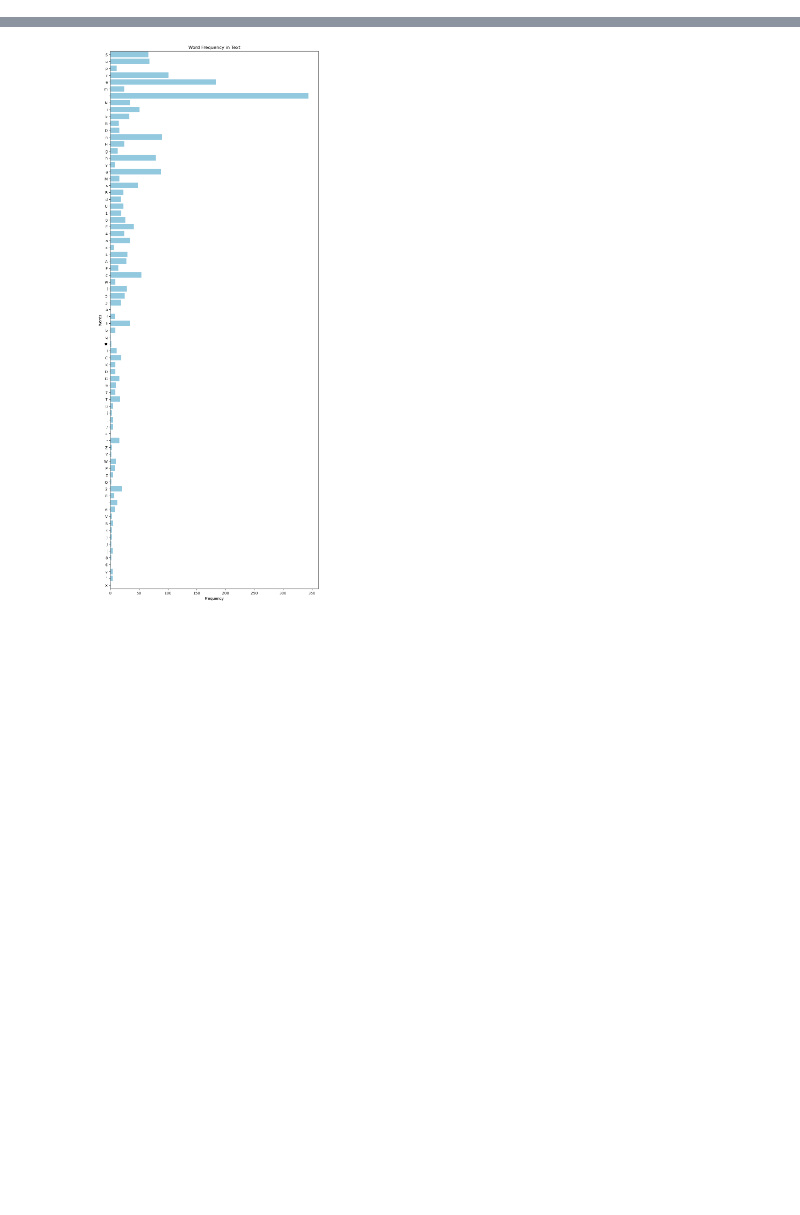
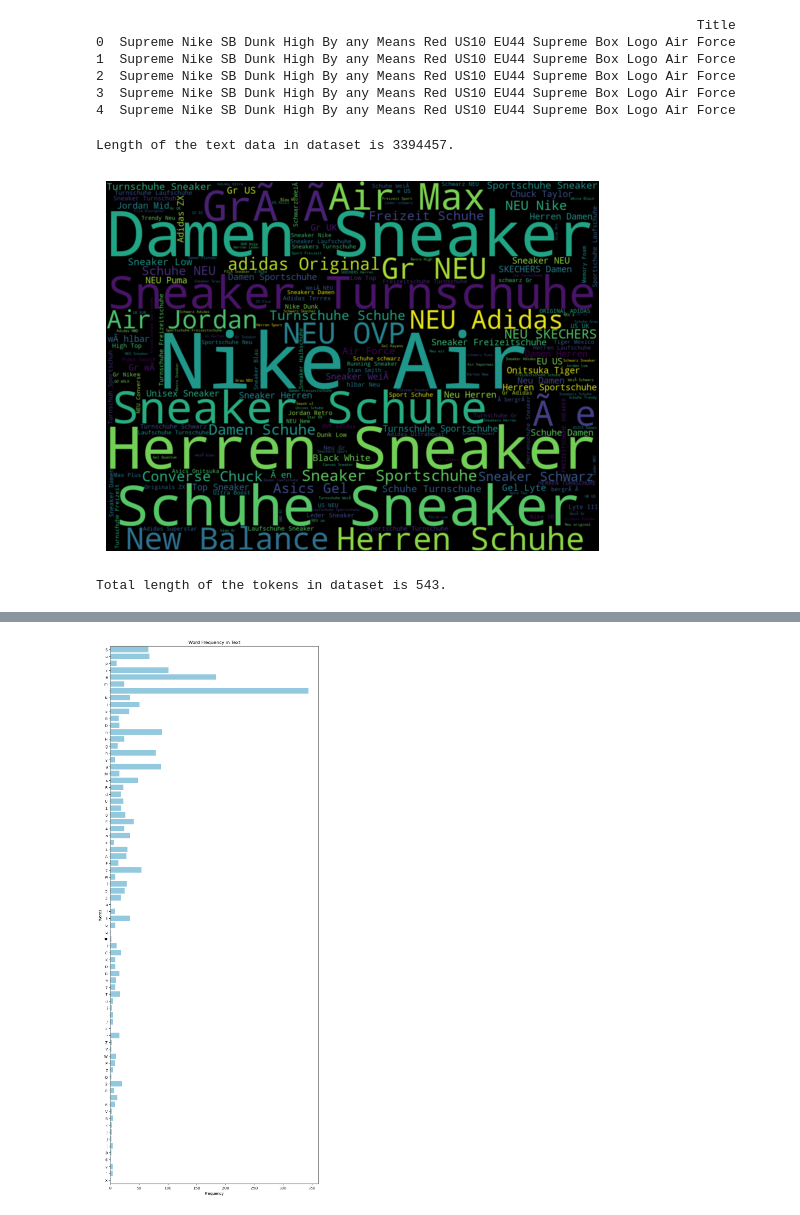
Before and after one commit to TheDevCarnage/NLP-Project-NER, a Jupyter notebook: notebooks/data_visualizing.ipynb, the cells around one changed output, grey strips where cells are left out. Cells and saved outputs as stored; diff of their text form; code cells hidden in the pictures; blank space fills up the shorter version.

Commit message:
added visualization for NER data.

```diff
--- a/notebooks/data_visualizing.ipynb
+++ b/notebooks/data_visualizing.ipynb
@@ -11,14 +12,11 @@ True
 # %%
-file_path_listing = "C:/Users/asb00/OneDrive/Documents/Courses/UAB/Masters/CS 662 - NLP/project/Listing_Titles.tsv"
-file_path_test = "C:/Users/asb00/OneDrive/Documents/Courses/UAB/Masters/CS 662 - NLP/project/test.tsv"
+# current_dir = os.getcwd()
 
-df = pd.read_csv(file_path_test, sep='\t')
+data_dir = "../data/2023_eBay_ML_Challenge_Data/2023 eBay ML Challenge Data/Train_Tagged_Titles/Train_Tagged_Titles.tsv"
 
-title_list = df['Title']
-record_number_list = df['Record Number']
+# data_dir = current_dir + data
 
+df = pd.read_csv(data_dir, sep='\t', encoding='ISO-8859-1', on_bad_lines='skip')
 
-df['tokenized_sent'] = df.apply(lambda r: word_tokenize(r['Title']), axis=1)
-
-print(df)
+df.head()
 # %% [output]
@@ -45,0 +55,51 @@ import seaborn as sns
+# %%
+
+pd.set_option('display.max_colwidth', None)
+pd.set_option('display.max_rows', None)
+
+# Display the DataFrame with the adjusted options
+print(df[['Title']].head())
+
+# Reset display options to default after printing
+pd.reset_option('display.max_colwidth')
+pd.reset_option('display.max_rows')
+# %% [output]
+                                                                             Title
+0  Supreme Nike SB Dunk High By any Means Red US10 EU44 Supreme Box Logo Air Force
+1  Supreme Nike SB Dunk High By any Means Red US10 EU44 Supreme Box Logo Air Force
+2  Supreme Nike SB Dunk High By any Means Red US10 EU44 Supreme Box Logo Air Force
+3  Supreme Nike SB Dunk High By any Means Red US10 EU44 Supreme Box Logo Air Force
+4  Supreme Nike SB Dunk High By any Means Red US10 EU44 Supreme Box Logo Air Force
+# %%
+text = ' '.join(df['Title'])
+
+print(f"Length of the text data in dataset is {len(text)}.")
+# %% [output]
+Length of the text data in dataset is 3394457.
+# %%
+def show_word_cloud(data, size):
+    """
+    Generate and display a word cloud visualization.
+
+    Parameters:
+    - data (str): Text data for generating the word cloud.
+    - size (tuple): Size of the word cloud figure (width, height).
+
+    Returns:
+    None
+    """
+    wc = WordCloud(width=size[0], height=size[1]).generate(text=data)
+
+    plt.imshow(wc, interpolation='bilinear')
+    plt.axis('off')
+    plt.show()
+
+show_word_cloud(data=text, size=(1600, 1200))
+# %% [output]
+[figure, added]
+# %%
+total_tokens = ' '.join(str(df['Token']))
+
+print(f"Total length of the tokens in dataset is {len(total_tokens)}.")
+# %% [output]
+Total length of the tokens in dataset is 543.
```
Also changed, not shown: parts of 9 cells of this notebook.
